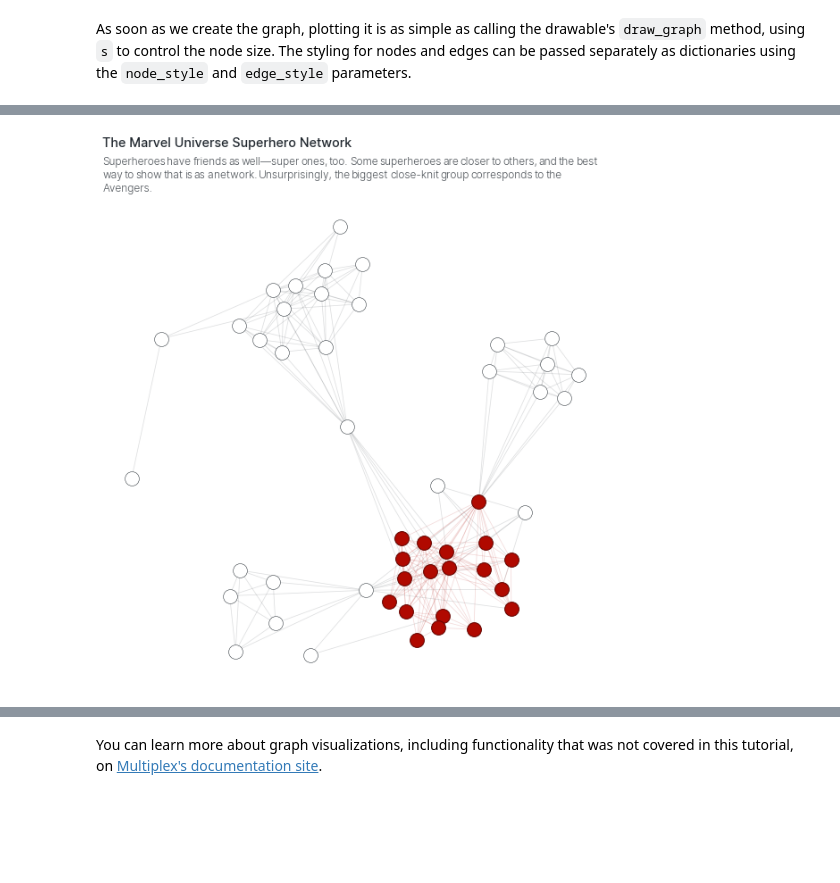
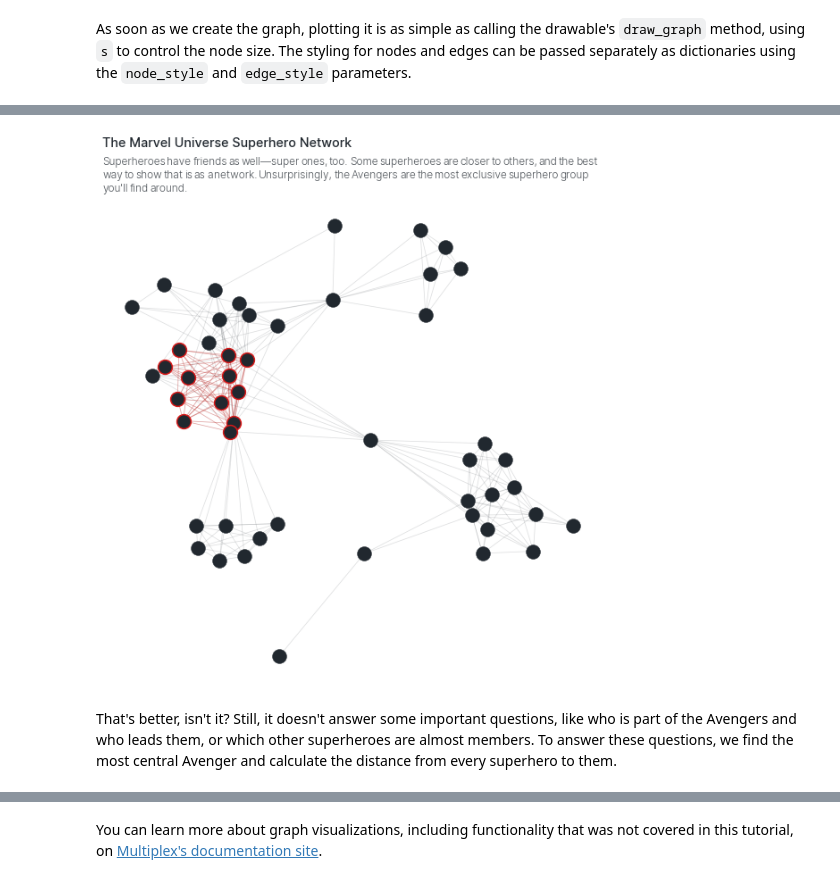
Before and after one commit to NicholasMamo/multiplex-plot, a Jupyter notebook: examples/4. Network Graphs.ipynb, the cells around one changed output, grey strips where cells are left out. Saved outputs shown, nothing was run; the diff lists cells and outputs as text; code cells hidden in the pictures; blank space fills up the shorter version.

```diff
--- a/examples/4. Network Graphs.ipynb
+++ b/examples/4. Network Graphs.ipynb
@@ -74,10 +74,10 @@ plt.style.use(os.path.join(sys.path[0], '..', 'styles', "modern.style"))
 
 figure = plt.figure(figsize=(10, 10))
 viz = drawable.Drawable(figure)
-node_style = { 'color': 'C2', 'edgecolor': 'C0', 'linewidth': 0.5, 's': 250 }
+node_style = { 'color': 'C0', 'edgecolor': 'C0', 'linewidth': 0.5, 's': 250 }
 edge_style = { 'color': 'C0', 'linewidth': 0.75, 'alpha': 0.15 }
-nodes, edges = viz.draw_graph(G, k=0.5, seed=12,
-                              node_style=node_style, edge_style=edge_style)
+viz.draw_graph(G, k=0.5, seed=12,
+               node_style=node_style, edge_style=edge_style)
 
 viz.set_title('The Marvel Universe Superhero Network', loc='left')
 viz.set_caption("""Superheroes have friends as well—super ones, too.
@@ -90,23 +92,30 @@ Some superheroes are closer than others.
 # %%
-def most_central_edge(graph):
+def most_central_edge(G):
     """
     Find the most central edge in the given graph.
 
-    :param graph: The graph on which the algorithm operates.
-    :type graph: :class:`~networkx.Graph`
+    :param G: The graph on which the algorithm operates.
+    :type G: :class:`~networkx.Graph`
 
     :return: The most central edge, made up of the source and edge nodes.
     :rtype: tuple
     """
 
-    centrality = edge_betweenness_centrality(graph)
+    centrality = edge_betweenness_centrality(G)
     return max(centrality, key=centrality.get)
 
 communities = community.girvan_newman(G, most_valuable_edge=most_central_edge)
+"""
+Keep getting communities until there are fewer than the square root of the nodes.
+"""
 partitions = list(next(communities))
-while len(partitions) < len(G.nodes) ** (1/2.):
+while len(partitions) < 20:
     partitions = list(next(communities))
+
+"""
+Filter out singleton partitions.
+"""
 partitions = [ partition for partition in partitions if len(partition) > 1 ]
 partitions = sorted(partitions, key=len, reverse=True)
-print(partitions)
+print(f"Largest partition: { ', '.join(superhero.strip().title() for superhero in partitions[0]) }")
 # %% [output]
@@ -116,36 +127,35 @@ The two largest partitions belong to the Avengers and the X-Men. A network too c
 # %%
 from multiplex import drawable
 drawable = importlib.reload(drawable)
 
 plt.style.use(os.path.join(sys.path[0], '..', 'styles', "modern.style"))
 
 """
-Color the Avengers' nodes and edges red.
+Color the Avengers' nodes red.
+Also color any edges between the Avengers red.
 """
-pattern = re.compile('^(.+)?[,\/\[].+?$')
-l = 0
-for node in G.nodes:
-    G.nodes[node]['style'] = { }
 for node in partitions[0]:
-    G.nodes[node]['style'] = { 'color': '#B00900', 'edgecolor': '#620500', 'linewidth': 1 }
+    G.nodes[node]['style'] = { 'color': 'C0', 'edgecolor': 'C1', 'linewidth': 1.5 }
     edges = [ (source, target) for (source, target) in G.edges(node)
              if target in partitions[0] ]
     for edge in edges:
-        G.edges[edge]['style'] = { 'alpha': 0.15, 'color': '#B00900' }
+        G.edges[edge]['style'] = { 'alpha': 0.45, 'color': '#BB3633' }
 
 figure = plt.figure(figsize=(10, 10))
 viz = drawable.Drawable(figure)
-node_style = { 'color': 'C2', 'edgecolor': 'C0', 'linewidth': 0.5, 's': 250 }
+node_style = { 'color': 'C0', 'edgecolor': 'C0', 'linewidth': 0.5, 's': 250 }
 edge_style = { 'color': 'C0', 'linewidth': 0.75, 'alpha': 0.15 }
-nodes, edges = viz.draw_graph(G, k=0.59, seed=20,
-                              node_style=node_style, edge_style=edge_style)
+viz.draw_graph(G, k=0.5, seed=12,
+               node_style=node_style, edge_style=edge_style)
 viz.set_title('The Marvel Universe Superhero Network', loc='left')
 viz.set_caption("""Superheroes have friends as well—super ones, too.
                    Some superheroes are closer to others, and the best way to show that is as a network.
-                   Unsurprisingly, the biggest close-knit group corresponds to the Avengers.""")
+                   Unsurprisingly, the Avengers are the most exclusive superhero group you'll find around.""")
 plt.show()
 # %% [output]
-[figure, old version]
+[figure, new version]
+# %% [markdown]
+That's better, isn't it? Still, it doesn't answer some important questions, like who is part of the Avengers and who leads them, or which other superheroes are almost members. To answer these questions, we find the most central Avenger and calculate the distance from every superhero to them.
 # %%
 S = G.subgraph(partitions[0])
 node_centrality = centrality.eigenvector_centrality(S)
```
Also changed, not shown: parts of 10 cells of this notebook, 2 other files.
